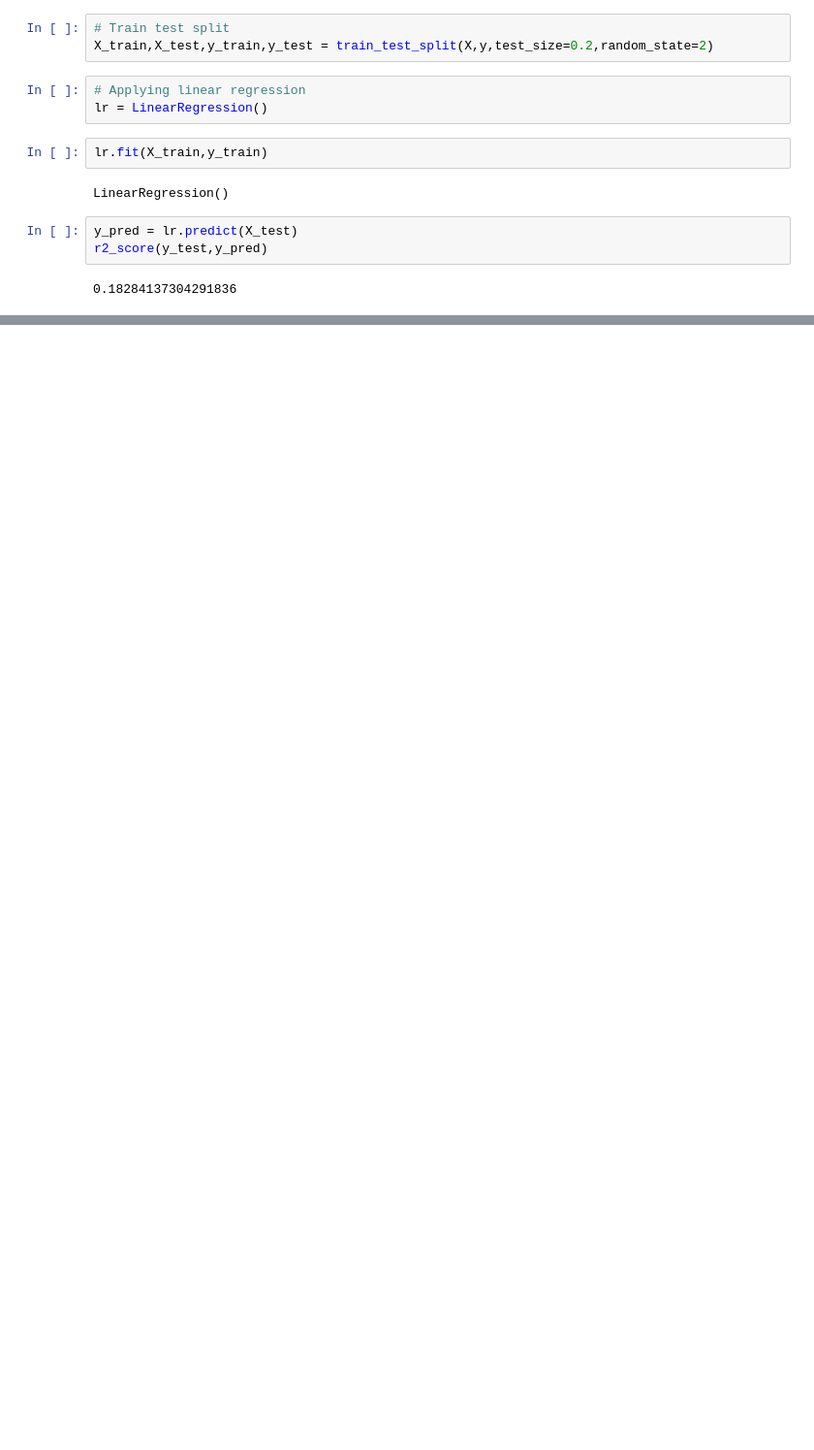
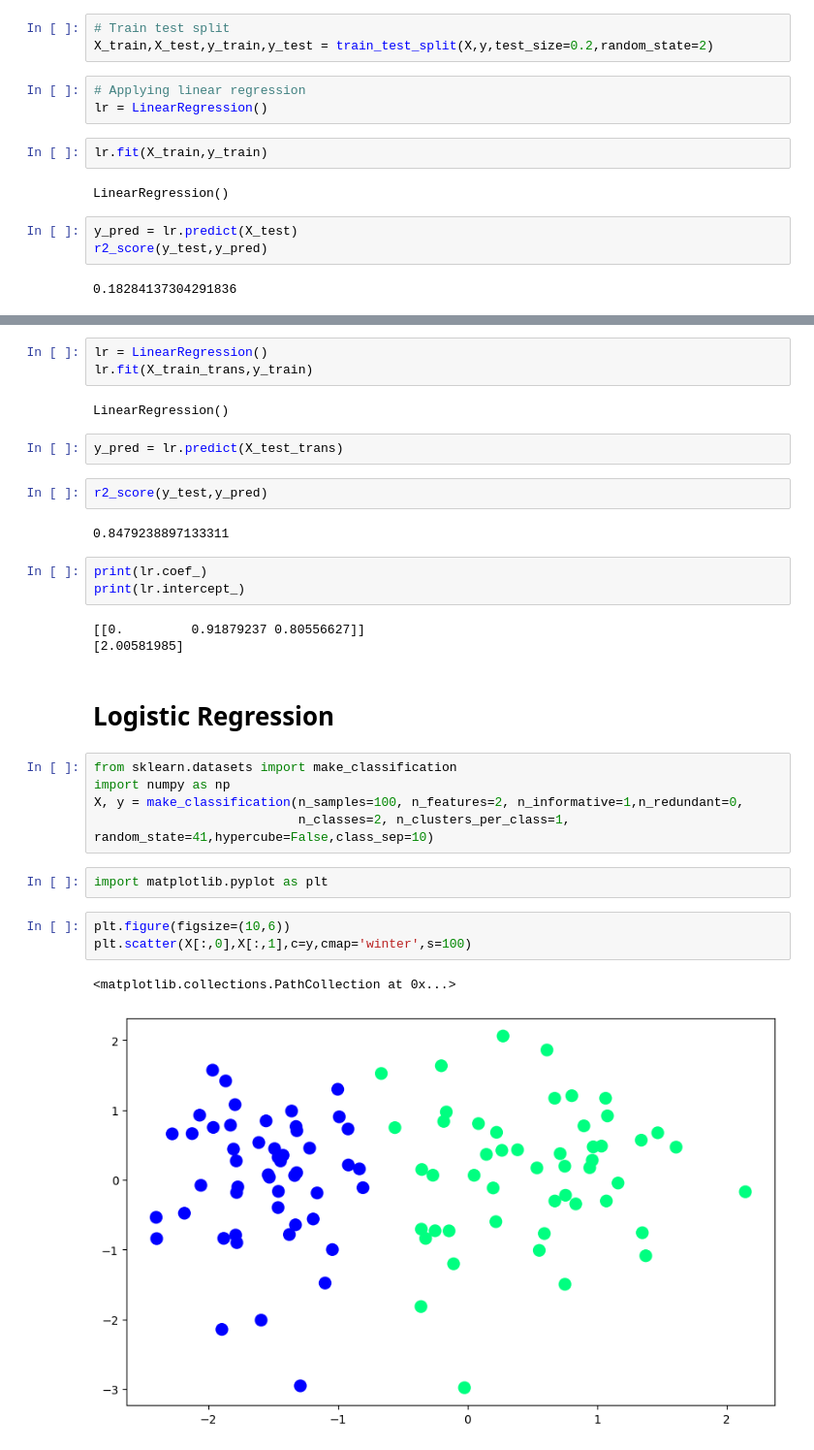
Before and after one commit to Ankitapaul1234/gc_ml, a Jupyter notebook: algorithm.ipynb, the cells around one changed output, grey strips where cells are left out. Shown at 97% size. Drawn from its saved outputs; the diff is of its cells as text; blank space fills up the shorter version.

```diff
--- a/algorithm.ipynb
+++ b/algorithm.ipynb
@@ -517,0 +539,32 @@ r2_score(y_test,y_pred)
+# %%
+lr = LinearRegression()
+lr.fit(X_train_trans,y_train)
+# %% [output]
+LinearRegression()
+# %%
+y_pred = lr.predict(X_test_trans)
+# %%
+r2_score(y_test,y_pred)
+# %% [output]
+0.8479238897133311
+# %%
+print(lr.coef_)
+print(lr.intercept_)
+# %% [output]
+[[0.         0.91879237 0.80556627]]
+[2.00581985]
+# %% [markdown]
+# **Logistic Regression**
+# %%
+from sklearn.datasets import make_classification
+import numpy as np
+X, y = make_classification(n_samples=100, n_features=2, n_informative=1,n_redundant=0,
+                           n_classes=2, n_clusters_per_class=1, random_state=41,hypercube=False,class_sep=10)
+# %%
+import matplotlib.pyplot as plt
+# %%
+plt.figure(figsize=(10,6))
+plt.scatter(X[:,0],X[:,1],c=y,cmap='winter',s=100)
+# %% [output]
+<matplotlib.collections.PathCollection at 0x...>
+[figure, added]
```
Also changed, not shown: parts of 18 cells of this notebook.
